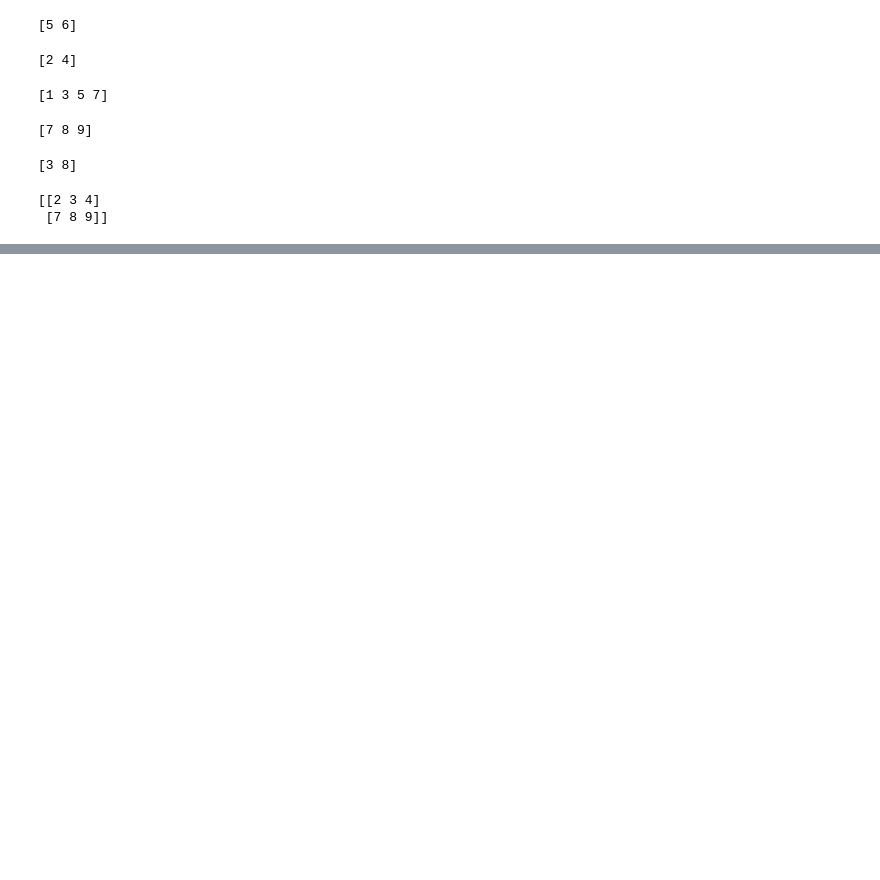
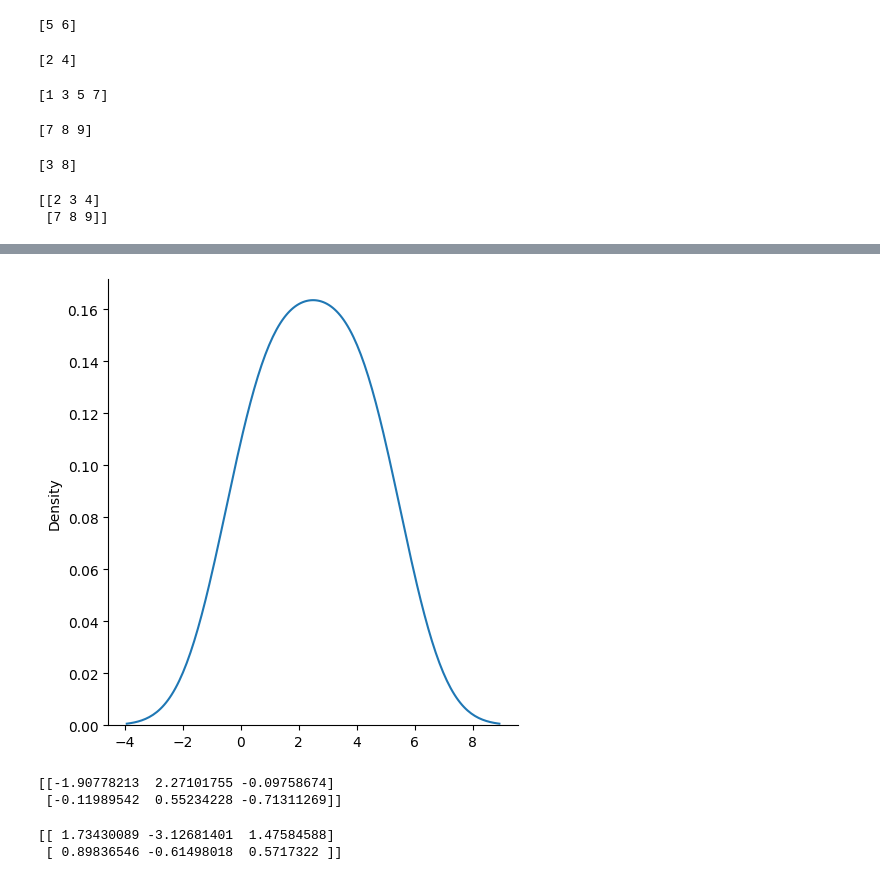
Before and after one commit to Krriisshna/InternshipBharatSkillz, a Jupyter notebook: DataAnalysis/NumPy.ipynb, the cells around one changed output, grey strips where cells are left out. Saved outputs shown, nothing was run; the diff lists cells and outputs as text; code cells hidden in the pictures; blank space fills up the shorter version.

```diff
--- a/DataAnalysis/NumPy.ipynb
+++ b/DataAnalysis/NumPy.ipynb
@@ -163,0 +901,22 @@ print(arr[0:2,1:4])
+# %%
+sns.displot([0,1,2,3,4,5], kind = 'kde')
+
+plt.show()
+# %% [output]
+[figure, added]
+# %%
+#Normal(Gaussian) distribution
+#random.normal() method
+x = random.normal(size=(2,3))
+
+print(x)
+# %% [output]
+[[-1.90778213  2.27101755 -0.09758674]
+ [-0.11989542  0.55234228 -0.71311269]]
+# %%
+x = random.normal(loc=1, scale=2, size=(2,3))
+
+print(x)
+# %% [output]
+[[ 1.73430089 -3.12681401  1.47584588]
+ [ 0.89836546 -0.61498018  0.5717322 ]]
```
Also changed, not shown: parts of 176 cells of this notebook.
